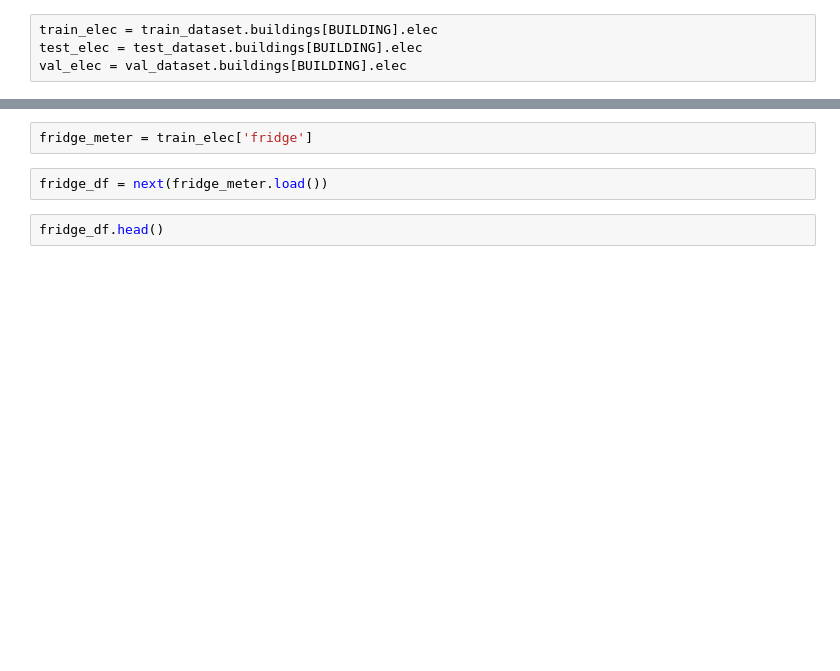
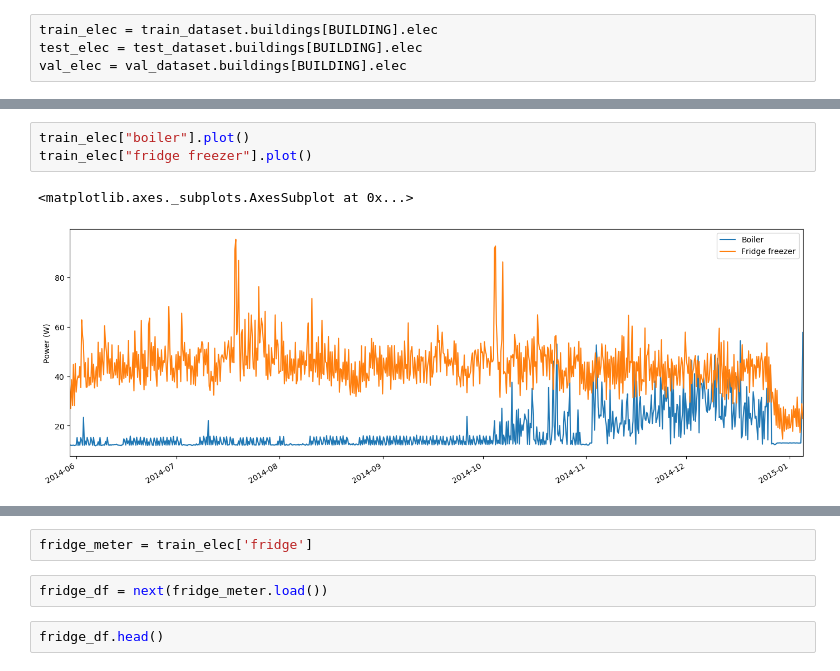
Before and after one commit to MarielTinaco/nilm-tools, a Jupyter notebook: notebooks/Activation_Data_Analysis.ipynb, the cells around one changed output, grey strips where cells are left out. Cells and saved outputs as stored; diff of their text form; blank space fills up the shorter version.

```diff
--- a/notebooks/Activation_Data_Analysis.ipynb
+++ b/notebooks/Activation_Data_Analysis.ipynb
@@ -29,0 +100,6 @@ val_elec = val_dataset.buildings[BUILDING].elec
+# %%
+train_elec["boiler"].plot()
+train_elec["fridge freezer"].plot()
+# %% [output]
+<matplotlib.axes._subplots.AxesSubplot at 0x...>
+[figure, added]
```
Also changed, not shown: parts of 11 cells of this notebook.
